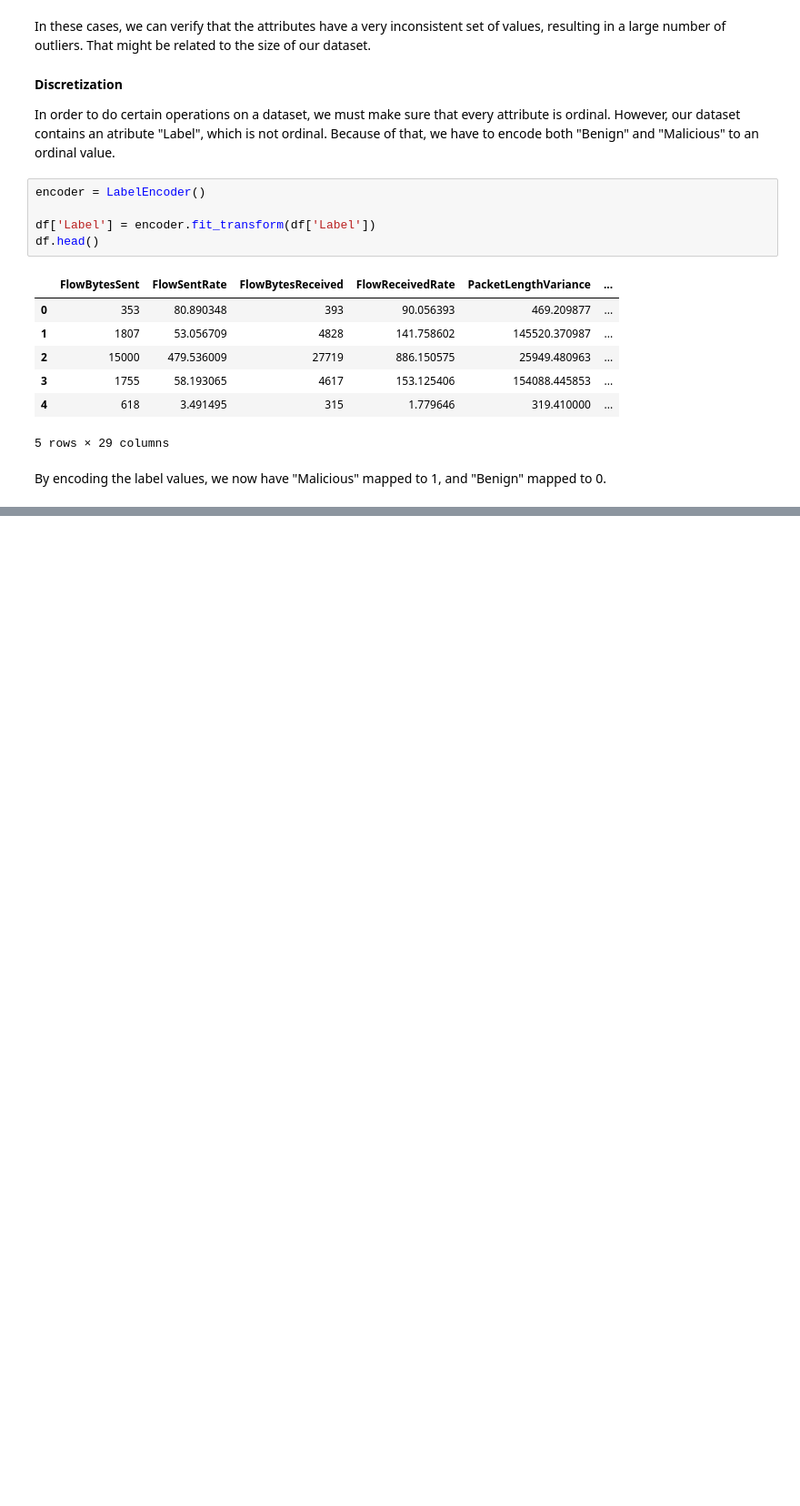
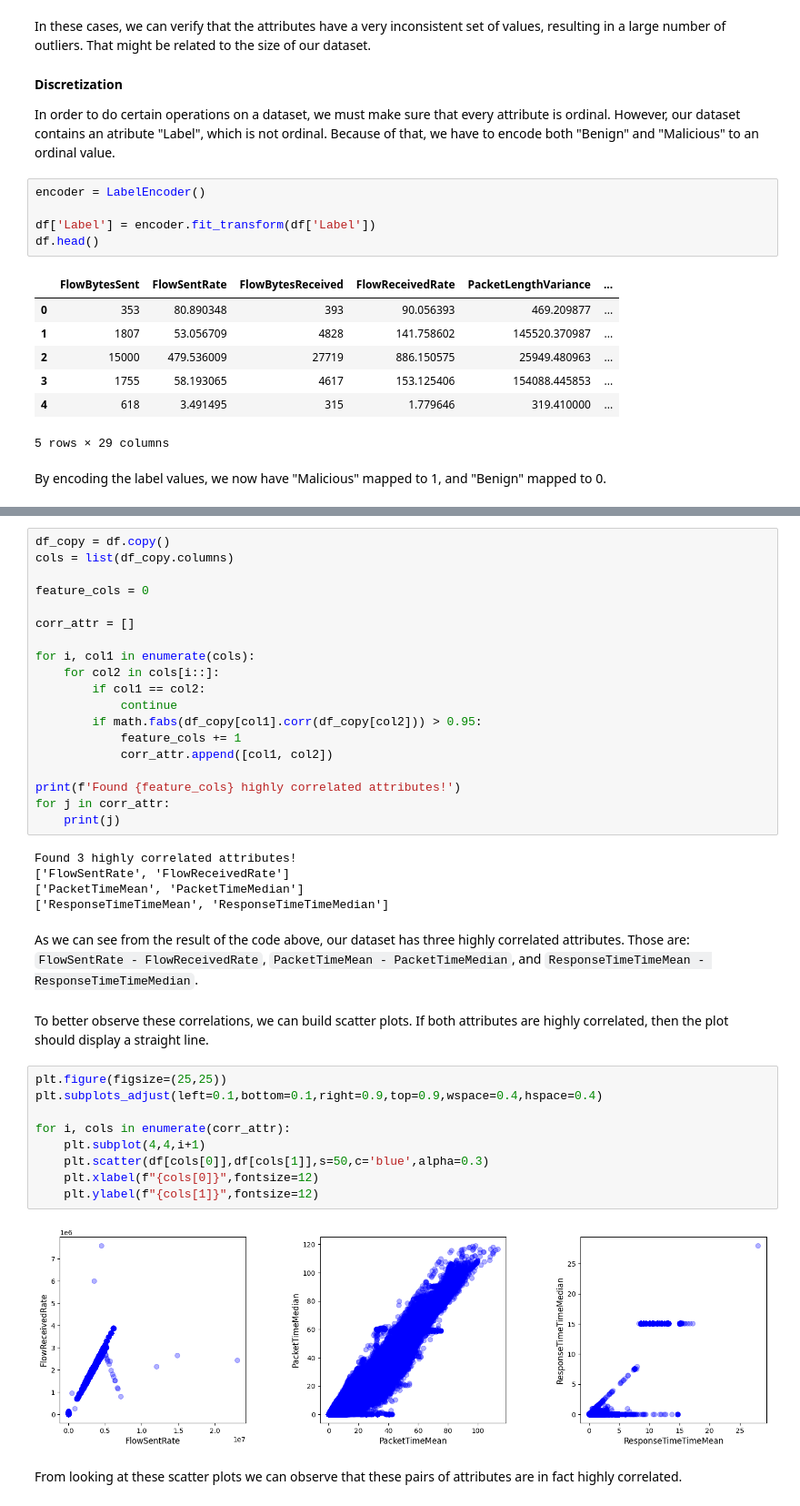
Before and after one commit to vmup2021/DoHtpp, a Jupyter notebook: main.ipynb, the cells around one changed output, grey strips where cells are left out. Shown at 91% size. Drawn from its saved outputs; the diff is of its cells as text; blank space fills up the shorter version.

Commit message:
Added correlated attributes

```diff
--- a/main.ipynb
+++ b/main.ipynb
@@ -132,0 +138,41 @@ By encoding the label values, we now have "Malicious" mapped to 1, and "Benign"
+# %%
+df_copy = df.copy()
+cols = list(df_copy.columns)
+
+feature_cols = 0
+
+corr_attr = []
+
+for i, col1 in enumerate(cols):
+    for col2 in cols[i::]:
+        if col1 == col2:
+            continue
+        if math.fabs(df_copy[col1].corr(df_copy[col2])) > 0.95:
+            feature_cols += 1
+            corr_attr.append([col1, col2])
+
+print(f'Found {feature_cols} highly correlated attributes!')
+for j in corr_attr:
+    print(j)
+# %% [output]
+Found 3 highly correlated attributes!
+['FlowSentRate', 'FlowReceivedRate']
+['PacketTimeMean', 'PacketTimeMedian']
+['ResponseTimeTimeMean', 'ResponseTimeTimeMedian']
+# %% [markdown]
+As we can see from the result of the code above, our dataset has three highly correlated attributes. Those are: `FlowSentRate - FlowReceivedRate`, `PacketTimeMean - PacketTimeMedian`, and `ResponseTimeTimeMean - ResponseTimeTimeMedian`.
+# %% [markdown]
+To better observe these correlations, we can build scatter plots. If both attributes are highly correlated, then the plot should display a straight line.
+# %%
+plt.figure(figsize=(25,25))
+plt.subplots_adjust(left=0.1,bottom=0.1,right=0.9,top=0.9,wspace=0.4,hspace=0.4)
+
+for i, cols in enumerate(corr_attr):
+    plt.subplot(4,4,i+1)
+    plt.scatter(df[cols[0]],df[cols[1]],s=50,c='blue',alpha=0.3)
+    plt.xlabel(f"{cols[0]}",fontsize=12)
+    plt.ylabel(f"{cols[1]}",fontsize=12)
+# %% [output]
+[figure, added]
+# %% [markdown]
+From looking at these scatter plots we can observe that these pairs of attributes are in fact highly correlated.
```
Also changed, not shown: parts of 2 cells of this notebook.
